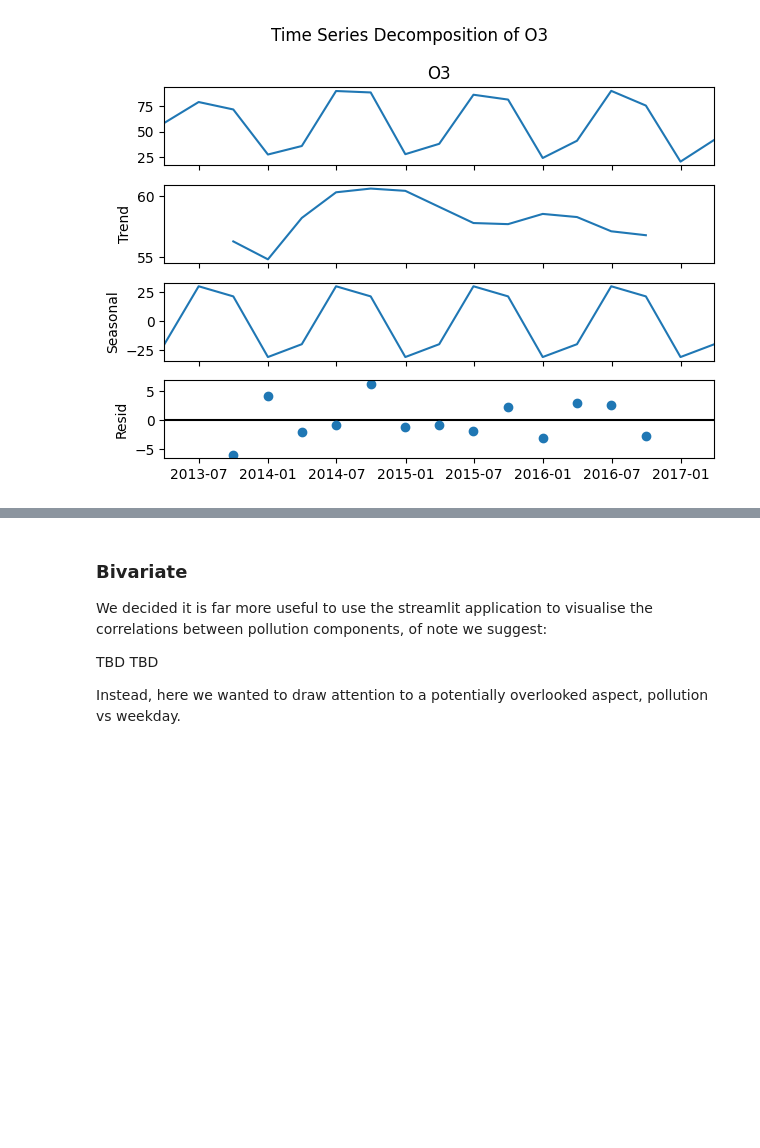
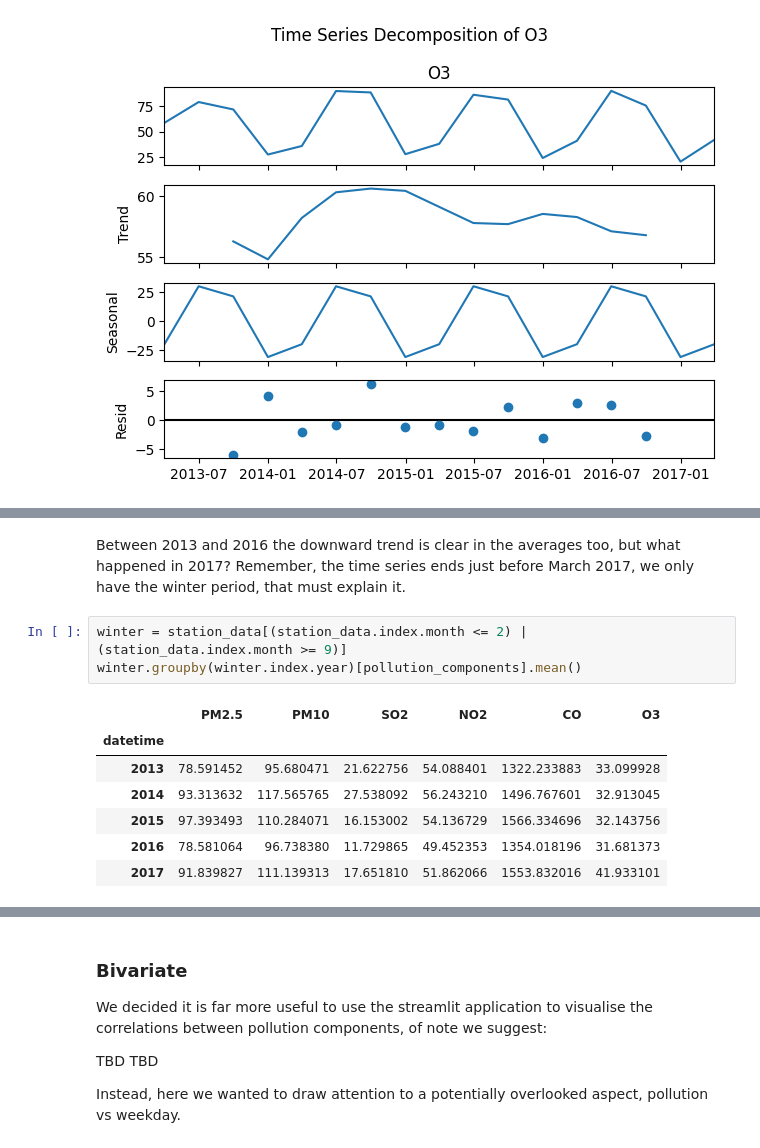
Before and after one commit to almar5855/CMP7005_PRAC1, a Jupyter notebook: st20339453 CMP7005 PRAC1.ipynb, the cells around one changed output, grey strips where cells are left out. Drawn from its saved outputs; the diff is of its cells as text; blank space fills up the shorter version.

```diff
--- a/st20339453 CMP7005 PRAC1.ipynb
+++ b/st20339453 CMP7005 PRAC1.ipynb
@@ -721,0 +735,13 @@ The summer season increases are clearly visible in the Ozone numbers too, intere
+# %% [markdown]
+Between 2013 and 2016 the downward trend is clear in the averages too, but what happened in 2017? Remember, the time series ends just before March 2017, we only have the winter period, that must explain it.
+# %%
+winter = station_data[(station_data.index.month <= 2) | (station_data.index.month >= 9)]
+winter.groupby(winter.index.year)[pollution_components].mean()
+# %% [output]
+|  | PM2.5 | PM10 | SO2 | NO2 | CO | O3 |
+| datetime |  |  |  |  |  |  |
+| 2013 | 78.591452 | 95.680471 | 21.622756 | 54.088401 | 1322.233883 | 33.099928 |
+| 2014 | 93.313632 | 117.565765 | 27.538092 | 56.243210 | 1496.767601 | 32.913045 |
+| 2015 | 97.393493 | 110.284071 | 16.153002 | 54.136729 | 1566.334696 | 32.143756 |
+| 2016 | 78.581064 | 96.738380 | 11.729865 | 49.452353 | 1354.018196 | 31.681373 |
+| 2017 | 91.839827 | 111.139313 | 17.651810 | 51.862066 | 1553.832016 | 41.933101 |
```
Also changed, not shown: parts of 10 cells of this notebook.
